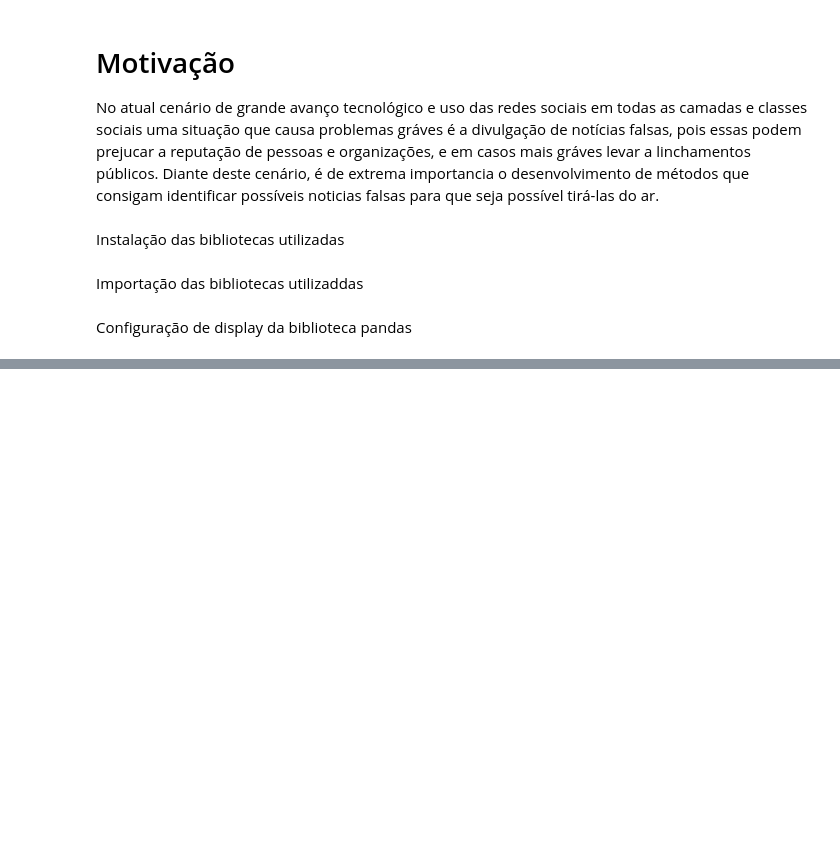
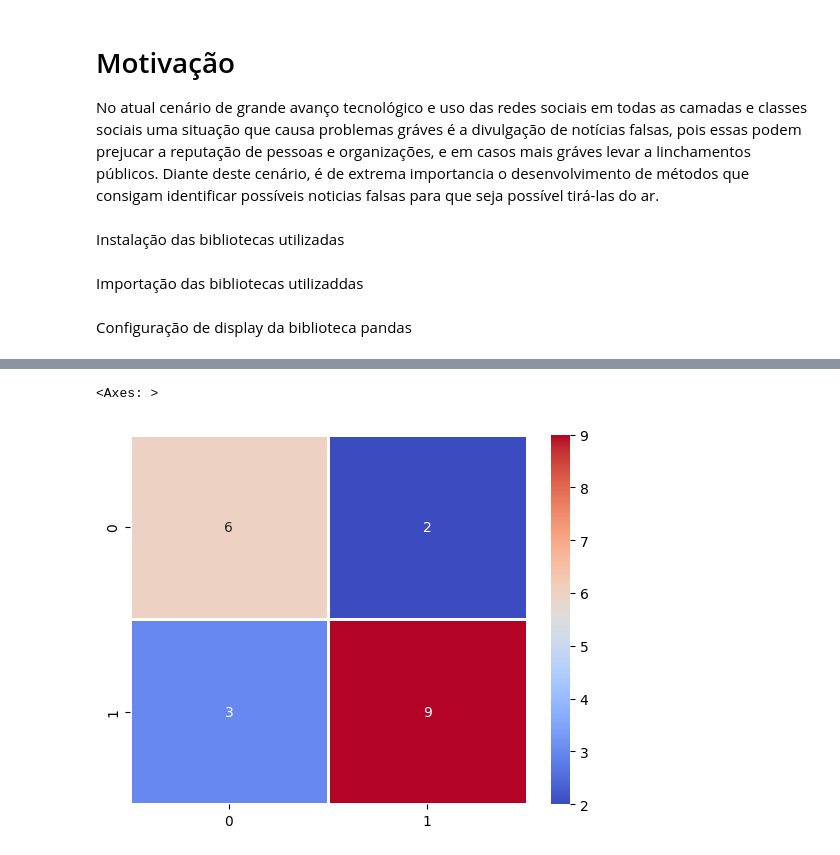
Before and after one commit to williansmprimo/NLP, a Jupyter notebook: detecting_fake_news/Detecting_Fake_News.ipynb, the cells around one changed output, grey strips where cells are left out. Cells and saved outputs as stored; diff of their text form; code cells hidden in the pictures; blank space fills up the shorter version.

```diff
--- a/detecting_fake_news/Detecting_Fake_News.ipynb
+++ b/detecting_fake_news/Detecting_Fake_News.ipynb
@@ -553,0 +122,4 @@ Com isso podemos dizer que o modelo utilizando "Simpletransformers" terá melhor
+# %%
+# Aplicando a tokenização na base de treinamento
+X_train = vectorizer.fit_transform(X_train)
+X_train.shape
@@ -553,0 +132,4 @@ Com isso podemos dizer que o modelo utilizando "Simpletransformers" terá melhor
+# %%
+# Criação do modelo SVC:
+svc = LinearSVC()
+svc.fit(X_train, y_train)
@@ -553,0 +138,4 @@ Com isso podemos dizer que o modelo utilizando "Simpletransformers" terá melhor
+# %%
+# Aplicando a tokenização na base de treinamento
+X_test = vectorizer.transform(X_test)
+X_test.shape
@@ -553,0 +146,7 @@ Com isso podemos dizer que o modelo utilizando "Simpletransformers" terá melhor
+# %%
+# Teste do modelo SVC
+prediction = svc.predict(X_test)
+
+# Verificando acurácia do modelo SVC
+accuracy = accuracy_score(y_test, prediction)
+print("Accuracy:", accuracy)
@@ -553,0 +170,7 @@ Com isso podemos dizer que o modelo utilizando "Simpletransformers" terá melhor
+# %%
+# Matriz de confusão
+matriz_svc = metrics.confusion_matrix(y_test, prediction)
+sns.heatmap(matriz_svc, cmap='coolwarm', annot=True, linewidth=1, fmt='d')
+# %% [output]
+<Axes: >
+[figure, added]
```
Also changed, not shown: parts of 97 cells of this notebook, 1 other file.
